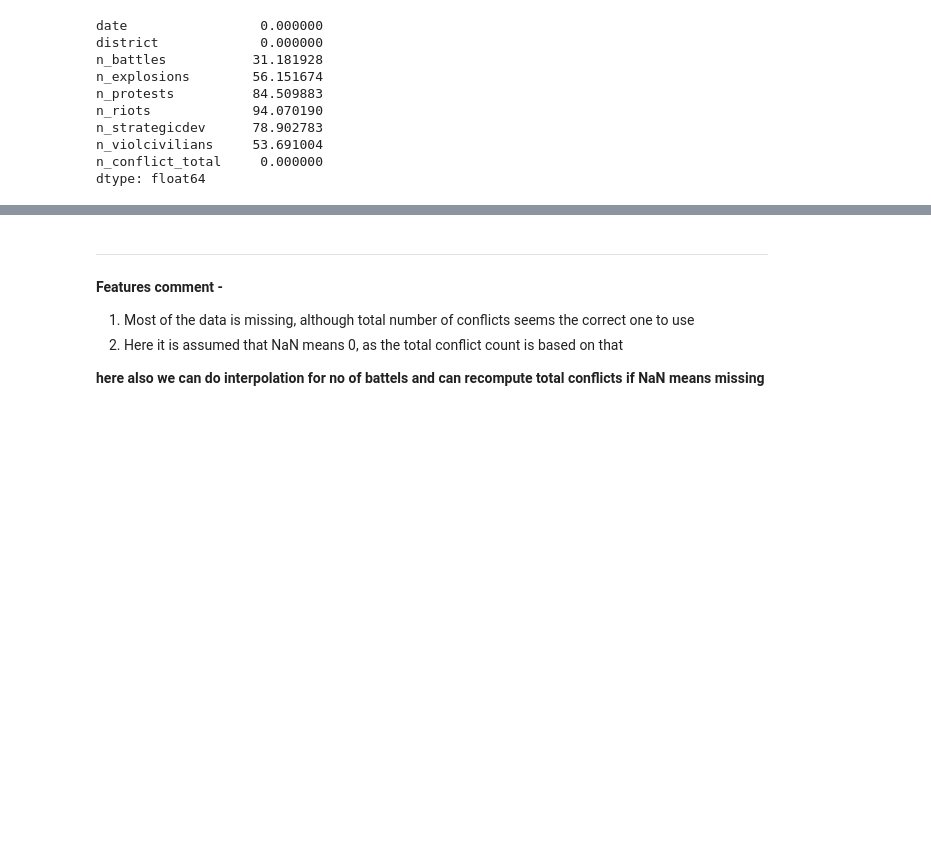
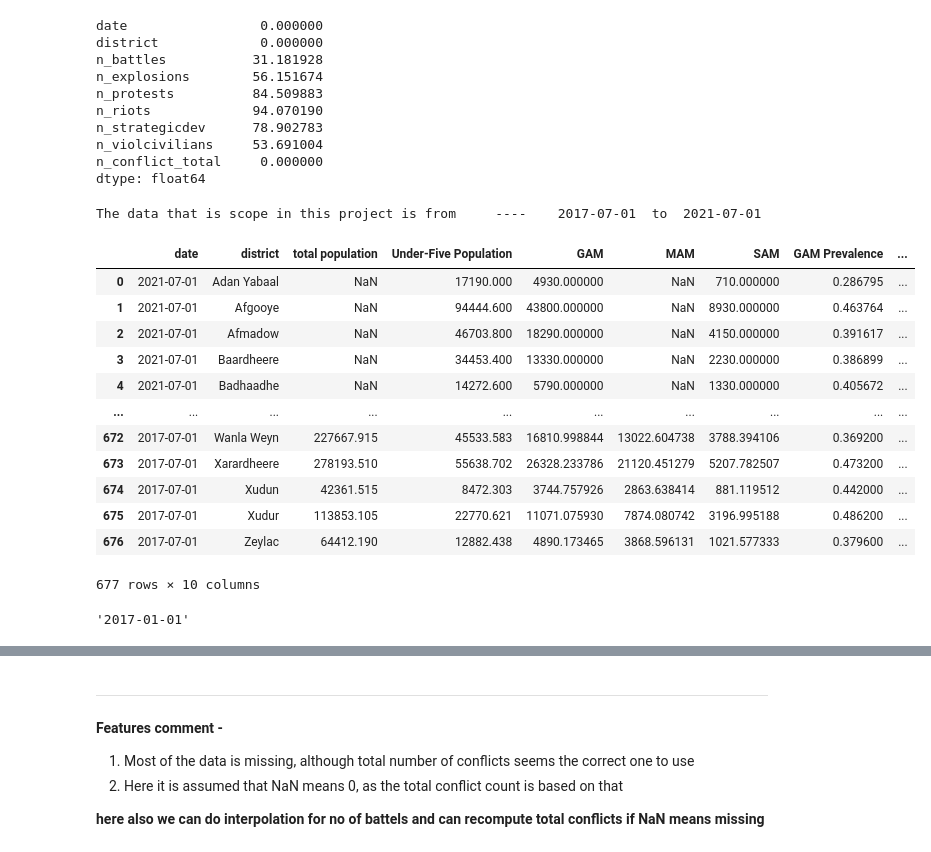
Before and after one commit to abroniewski/Child-Wasting-Prediction, a Jupyter notebook: notebooks/variable_exploration_feature_engineering.ipynb, the cells around one changed output, grey strips where cells are left out. Drawn from its saved outputs; the diff is of its cells as text; code cells hidden in the pictures; blank space fills up the shorter version.

```diff
--- a/notebooks/variable_exploration_feature_engineering.ipynb
+++ b/notebooks/variable_exploration_feature_engineering.ipynb
@@ -403,3 +403,31 @@ n_strategicdev      78.902783
 n_violcivilians     53.691004
 n_conflict_total     0.000000
 dtype: float64
+# %%
+# Read prevalence data and extract the time
+min_date, max_date = prevalence_estimates_df['date'].min(), prevalence_estimates_df['date'].max()
+print(f"The data that is scope in this project is from     ----    {min_date}  to  {max_date}")
+prevalence_estimates_df
+# %% [output]
+The data that is scope in this project is from     ----    2017-07-01  to  2021-07-01
+|  | date | district | total population | Under-Five Population | GAM | MAM | SAM | GAM Prevalence | ... |
+| 0 | 2021-07-01 | Adan Yabaal | NaN | 17190.000 | 4930.000000 | NaN | 710.000000 | 0.286795 | ... |
+| 1 | 2021-07-01 | Afgooye | NaN | 94444.600 | 43800.000000 | NaN | 8930.000000 | 0.463764 | ... |
+| 2 | 2021-07-01 | Afmadow | NaN | 46703.800 | 18290.000000 | NaN | 4150.000000 | 0.391617 | ... |
+| 3 | 2021-07-01 | Baardheere | NaN | 34453.400 | 13330.000000 | NaN | 2230.000000 | 0.386899 | ... |
+| 4 | 2021-07-01 | Badhaadhe | NaN | 14272.600 | 5790.000000 | NaN | 1330.000000 | 0.405672 | ... |
+| ... | ... | ... | ... | ... | ... | ... | ... | ... | ... |
+| 672 | 2017-07-01 | Wanla Weyn | 227667.915 | 45533.583 | 16810.998844 | 13022.604738 | 3788.394106 | 0.369200 | ... |
+| 673 | 2017-07-01 | Xarardheere | 278193.510 | 55638.702 | 26328.233786 | 21120.451279 | 5207.782507 | 0.473200 | ... |
+| 674 | 2017-07-01 | Xudun | 42361.515 | 8472.303 | 3744.757926 | 2863.638414 | 881.119512 | 0.442000 | ... |
+| 675 | 2017-07-01 | Xudur | 113853.105 | 22770.621 | 11071.075930 | 7874.080742 | 3196.995188 | 0.486200 | ... |
+| 676 | 2017-07-01 | Zeylac | 64412.190 | 12882.438 | 4890.173465 | 3868.596131 | 1021.577333 | 0.379600 | ... |
+677 rows × 10 columns
+# %%
+# but the min date for us will be 6 months before the starting date, so we will get the aggregation of first 6 months for that date
+# Basically 2017-07-01 (min date) reflects the aggregation of 2017-01-01 to 2017-01-01
+# so our min date will be 6 months before it
+min_date = '2017-01-01'
+min_date
+# %% [output]
+'2017-01-01'
```
Also changed, not shown: parts of 6 cells of this notebook, 5 other files.
